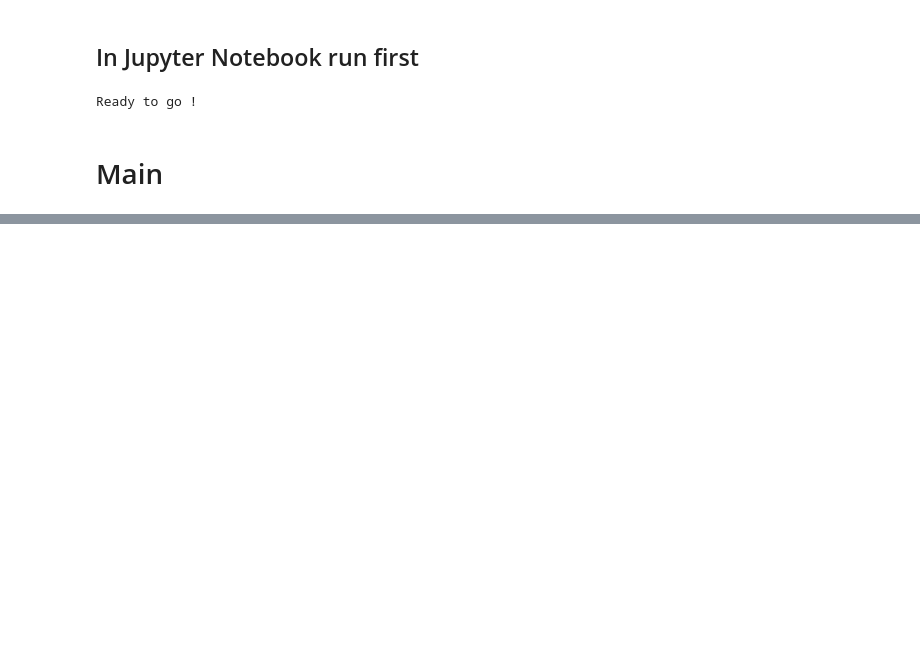
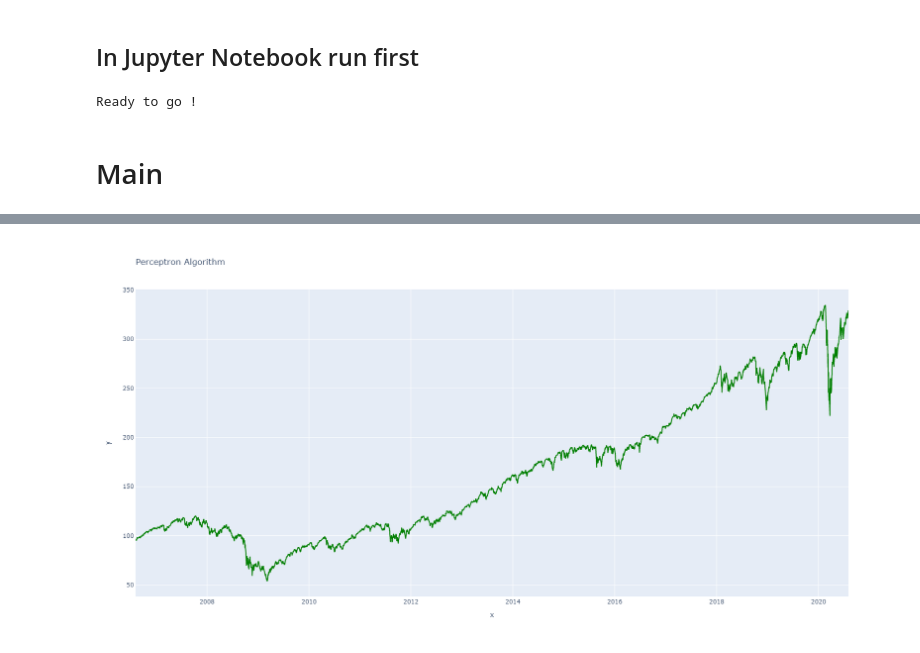
Before and after one commit to hilsdsg3/Econometric_data, a Jupyter notebook: Sectors_and_ECON.ipynb, the cells around one changed output, grey strips where cells are left out. Drawn from its saved outputs; the diff is of its cells as text; code cells hidden in the pictures; blank space fills up the shorter version.

Commit message:
started changing the plots from matplotlib to plotly

```diff
--- a/Sectors_and_ECON.ipynb
+++ b/Sectors_and_ECON.ipynb
@@ -47,18 +47,12 @@ df = df['Ticker'].values.tolist()
 sector_price_data = get_prices(df, account, META_FILE_FOLDER_LOCATION,
                                 data_type, start_date, force_update = False)
 
-#sector_price_data = sector_price_data.rename(columns={'spy': 'inx' })
-inx_price_data = sector_price_data[['spy']]
 
-#     if ARRAY == 'inx':
-#         securities = [INX]
-#         inx_price_data = get_prices(securities,
-#                                     account, prices_file,
-#                                     data_type, start_date,
-#                                     force_update)
-#         inx_price_data['MA50_index']=inx_price_data[INX].rolling(50).mean()
-#         inx_price_data['MA200_index']=inx_price_data[INX].rolling(200).mean()
-#         inx_price_data.index = pd.to_datetime(inx_price_data.index)
+inx_price_data = sector_price_data[[INX]]
+#inx_price_data = inx_price_data.rename(columns={inx_price_data[0]: INX })
+inx_price_data['MA50_index']=inx_price_data[INX].rolling(50).mean()
+inx_price_data['MA200_index']=inx_price_data[INX].rolling(200).mean()
+#inx_price_data.index = pd.to_datetime(inx_price_data.index)
 
 #  Function calls
 Market_indicator_signal,mkt_ind = get_mkt_indicator(inx_price_data)
@@ -105,0 +153,22 @@ Downloading price data .... Finished
+# %%
+from plotly.offline import init_notebook_mode, iplot, plot
+import chart_studio.plotly as py
+import plotly.graph_objs as go
+trace1 =go.Scatter(
+                    x = inx_price_data.index,
+                    y = inx_price_data.spy,
+                    mode = "lines",
+                    name = "Green",
+                    marker = dict(color = 'green', size = 9),
+                    text= 'Raw data')
+
+layout = dict(title = 'Perceptron Algorithm',
+              xaxis= dict(title= 'x',ticklen= 0,zerolinecolor='lightgray',zeroline= True),
+              yaxis= dict(title= 'y',ticklen= 5,zerolinecolor='lightgray',zeroline= True),
+              width = 800,height = 800
+             )
+data = [trace1]
+fig = dict(data = data, layout = layout)
+iplot(fig)
+# %% [output]
+[figure, added]
```
Also changed, not shown: parts of 2 cells of this notebook.
